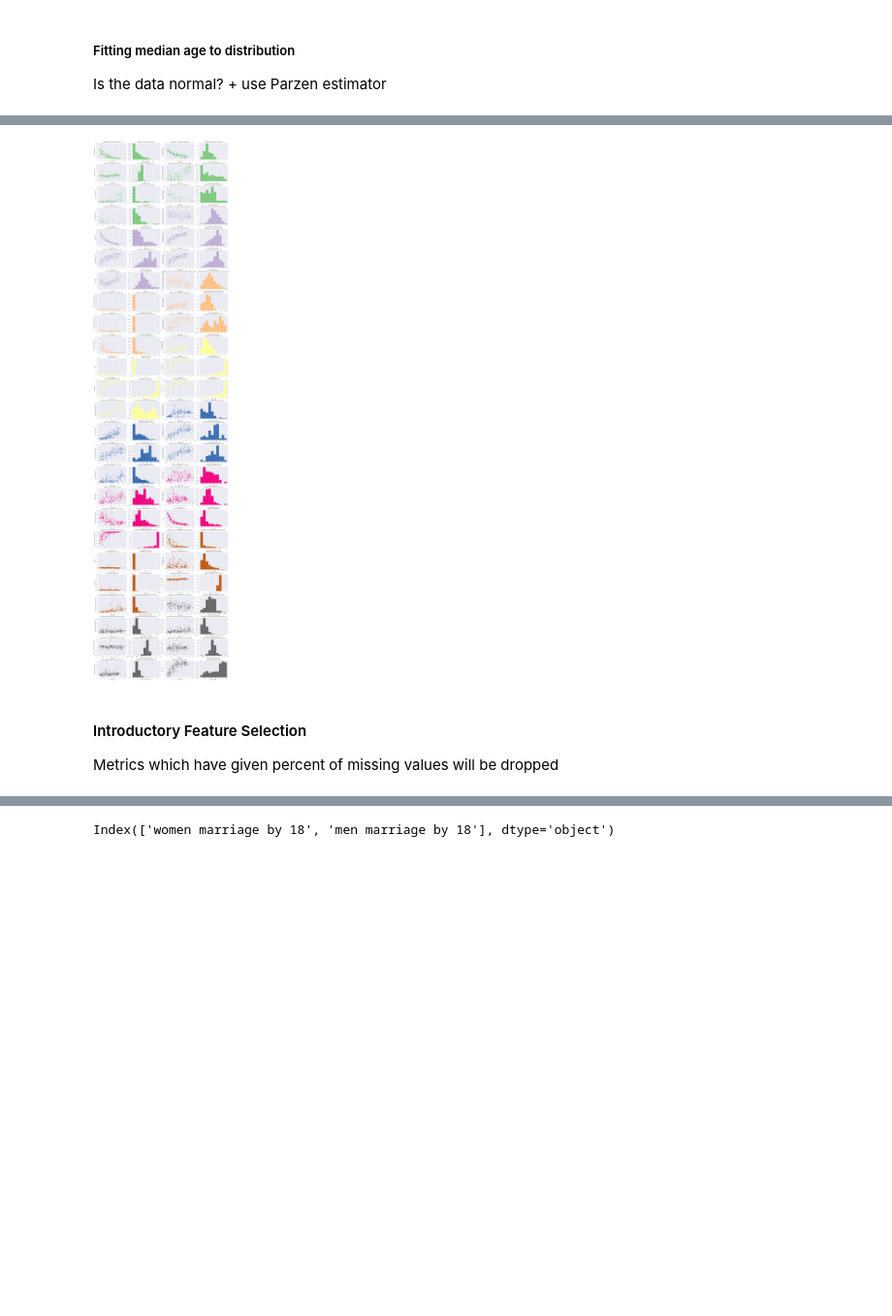
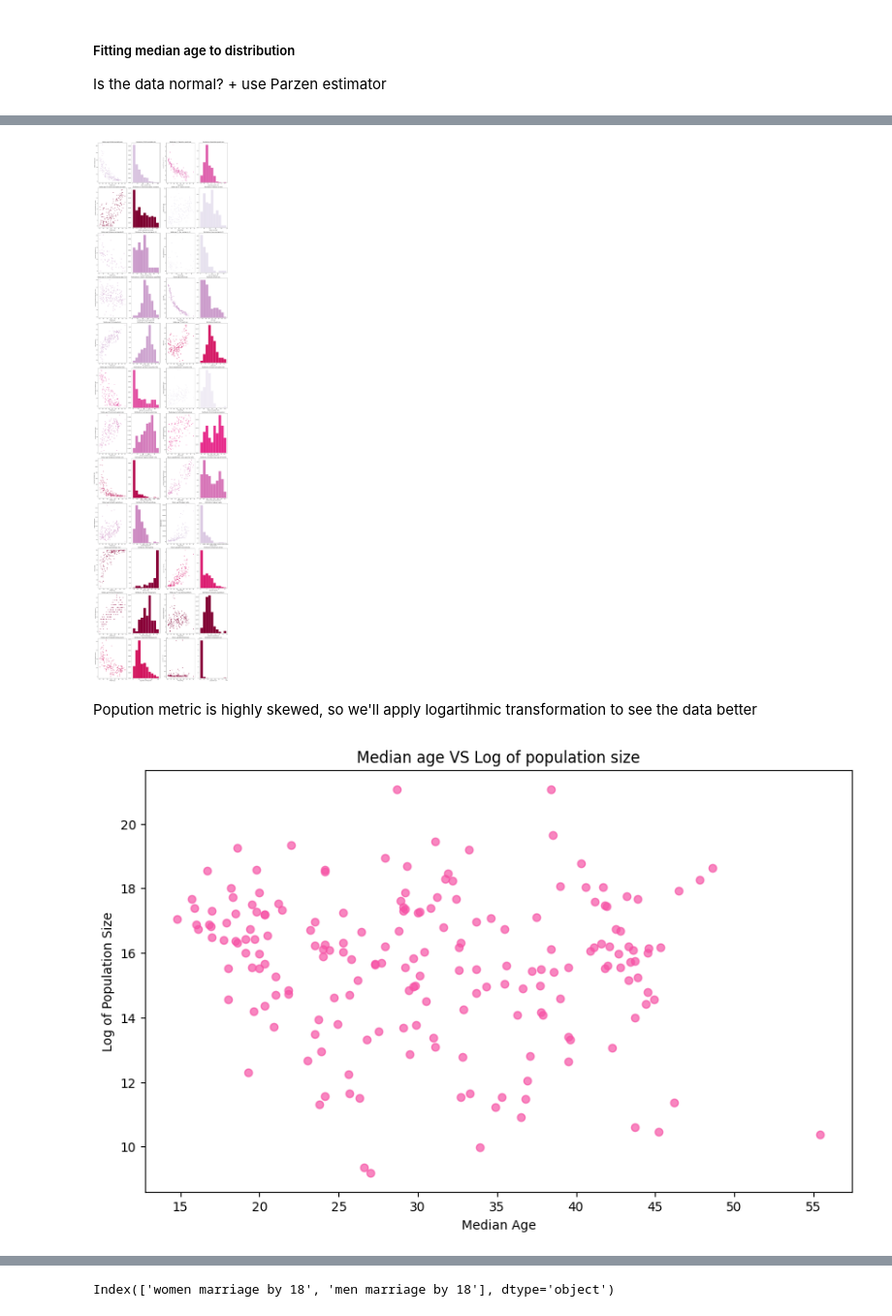
Before and after one commit to farqlia/WorldCountriesProject, a Jupyter notebook: notebooks/Analysis Of Median Age.ipynb, the cells around one changed output, grey strips where cells are left out. Shown at 97% size. Cells and saved outputs as stored; diff of their text form; code cells hidden in the pictures; blank space fills up the shorter version.

```diff
--- a/notebooks/Analysis Of Median Age.ipynb
+++ b/notebooks/Analysis Of Median Age.ipynb
@@ -111,10 +162,4 @@ Next, we'll visually analyze relationship of median age with different numerical
 # %%
-country_metrics = preprocess_utils.merge_metrics(median_age.index)
-
 my_plt.create_grid_dist_and_scatter_plots(median_age, country_metrics, country_metrics.columns)
 # %% [output]
-[figure, old version]
+[figure, new version]
-# %% [markdown]
-#### Introductory Feature Selection
-
-Metrics which have given percent of missing values will be dropped
@@ -120,0 +170,11 @@ Metrics which have given percent of missing values will be dropped
+# %% [markdown]
+Popution metric is highly skewed, so we'll apply logartihmic transformation to see the data better
+# %%
+logarithm_transformation = lambda s: np.log(s, where=s > 0)
+
+fig, ax = plt.subplots(figsize=(10, 6))
+
+my_plt.plot_x_vs_y(median_age, logarithm_transformation(country_metrics['population size']),
+                   'Median Age', 'Log of Population Size', ax)
+# %% [output]
+[figure, added]
```
Also changed, not shown: parts of 94 cells of this notebook, 54 other files.
